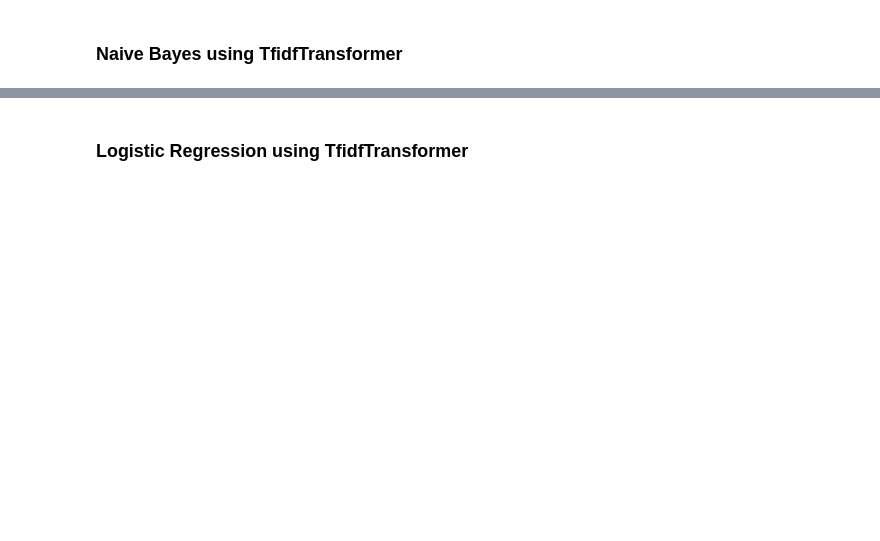
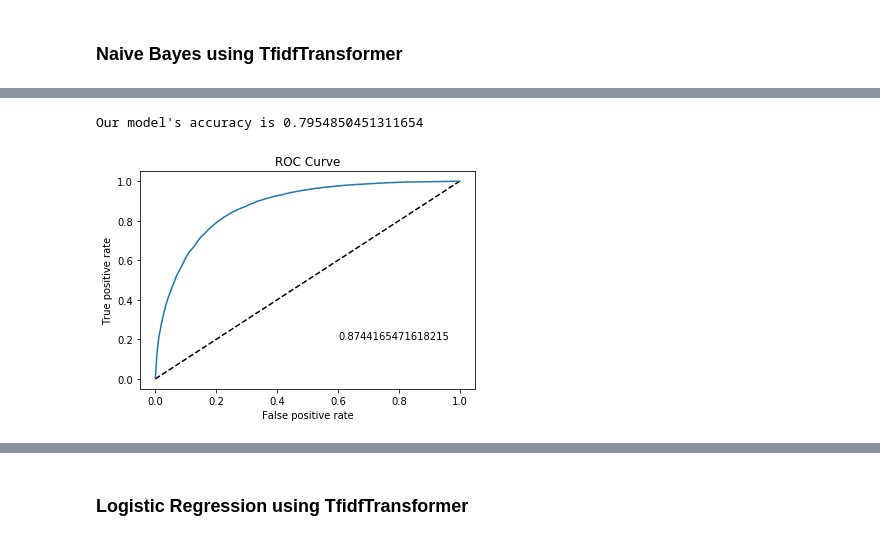
Before and after one commit to zeineb12/tweet_classification, a Jupyter notebook: Zeineb_notebook.ipynb, the cells around one changed output, grey strips where cells are left out. Cells and saved outputs as stored; diff of their text form; code cells hidden in the pictures; blank space fills up the shorter version.

```diff
--- a/Zeineb_notebook.ipynb
+++ b/Zeineb_notebook.ipynb
@@ -311,0 +361,16 @@ Our model's accuracy is 0.7505055332916651
+# %%
+clf = SGDClassifier(tol=1e-3, loss='modified_huber').fit(x_train_tfidf, y_train)
+
+y_predicted = clf.predict(x_validation_tfidf)
+y_prob_predicted = clf.predict_proba(x_validation_tfidf)
+print(f'Our model\'s accuracy is {metrics.accuracy_score(y_validation, y_predicted)}')
+
+fpr, tpr, thresholds = metrics.roc_curve(y_validation, y_prob_predicted[:,1])
+roc_auc = metrics.auc(fpr, tpr)
+plt.xlabel("FPR")
+plt.ylabel("TPR")
+plt.title("ROC curve")
+plot_roc(fpr=fpr, tpr=tpr, roc_auc=roc_auc)
+# %% [output]
+Our model's accuracy is 0.7954850451311654
+[figure, added]
```
Also changed, not shown: parts of 35 cells of this notebook, 2 other files.
